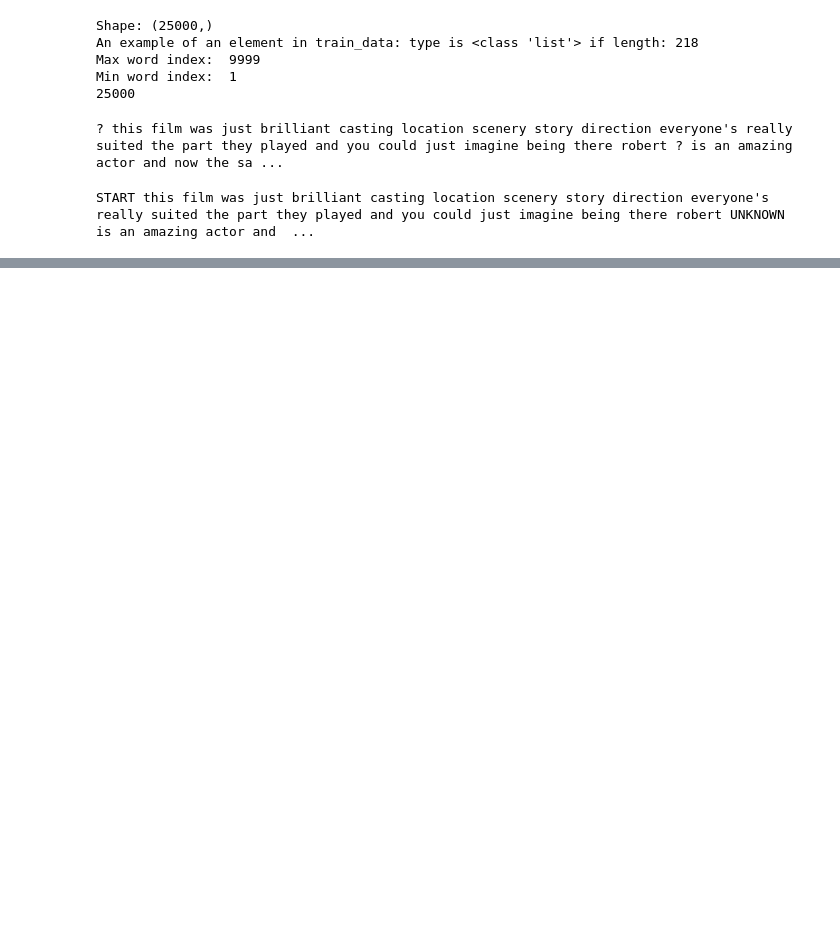
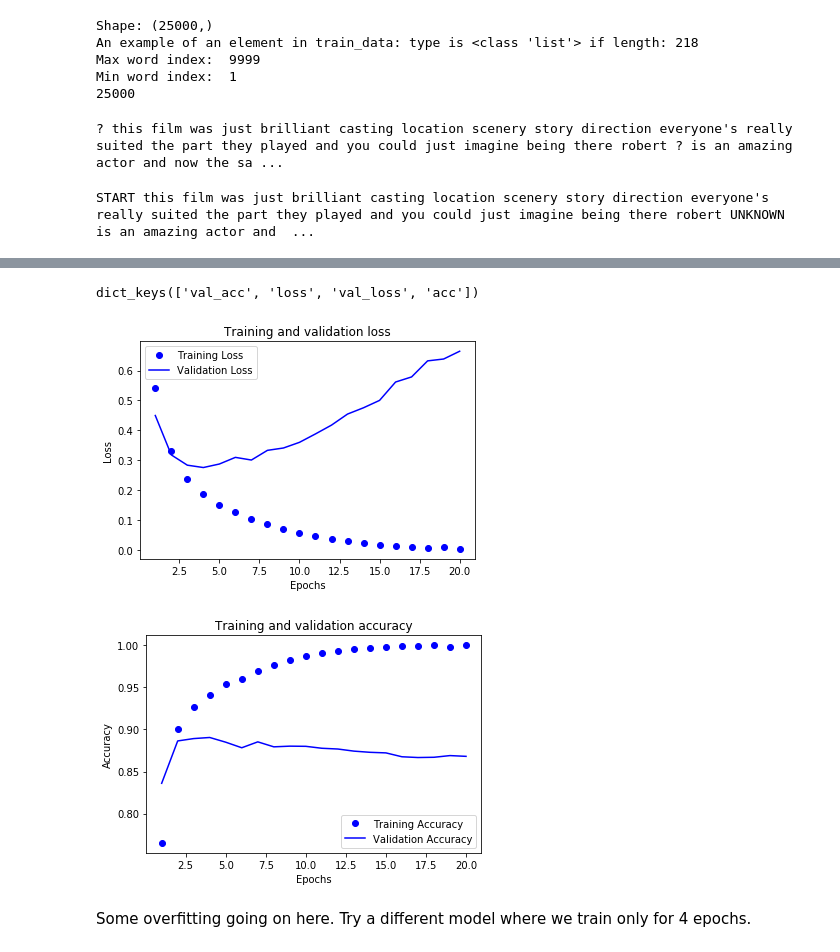
Before and after one commit to palpen/neural_networks_keras, a Jupyter notebook: neural_network_keras.ipynb, the cells around one changed output, grey strips where cells are left out. Saved outputs shown, nothing was run; the diff lists cells and outputs as text; code cells hidden in the pictures; blank space fills up the shorter version.

```diff
--- a/neural_network_keras.ipynb
+++ b/neural_network_keras.ipynb
@@ -139,12 +172,0 @@ model.add(layers.Dense(1, activation='sigmoid'))
-# %%
-# compile the model
-model.compile(optimizer='rmsprop',
-              loss='binary_crossentropy',
-              metrics=['accuracy'])
-
-history = model.fit(partial_x_train,
-                    partial_y_train,
-                    epochs=20,
-                    batch_size=512,
-
-                   )
@@ -150,0 +179,39 @@ history = model.fit(partial_x_train,
+# %%
+# model.fit() return's a history object with a
+# record of everything that happened during training
+history_dict = history.history
+history_dict.keys()
+# %% [output]
+dict_keys(['val_acc', 'loss', 'val_loss', 'acc'])
+# %%
+# plot trainng and validation loss
+loss_values = history_dict['loss']
+val_loss_values = history_dict['val_loss']
+
+epochs = range(1, len(history_dict['acc']) + 1)
+
+plt.plot(epochs, loss_values, 'bo', label='Training Loss')
+plt.plot(epochs, val_loss_values, 'b', label='Validation Loss')
+plt.title('Training and validation loss')
+plt.xlabel('Epochs')
+plt.ylabel('Loss')
+plt.legend()
+plt.show()
+
+acc_values = history_dict['acc']
+val_acc_values = history_dict['val_acc']
+
+epochs = range(1, len(history_dict['acc']) + 1)
+
+plt.plot(epochs, acc_values, 'bo', label='Training Accuracy')
+plt.plot(epochs, val_acc_values, 'b', label='Validation Accuracy')
+plt.title('Training and validation accuracy')
+plt.xlabel('Epochs')
+plt.ylabel('Accuracy')
+plt.legend()
+plt.show()
+# %% [output]
+[figure, added]
+[figure, added]
+# %% [markdown]
+Some overfitting going on here. Try a different model where we train only for 4 epochs.
```
Also changed, not shown: parts of 13 cells of this notebook, 1 other file.
